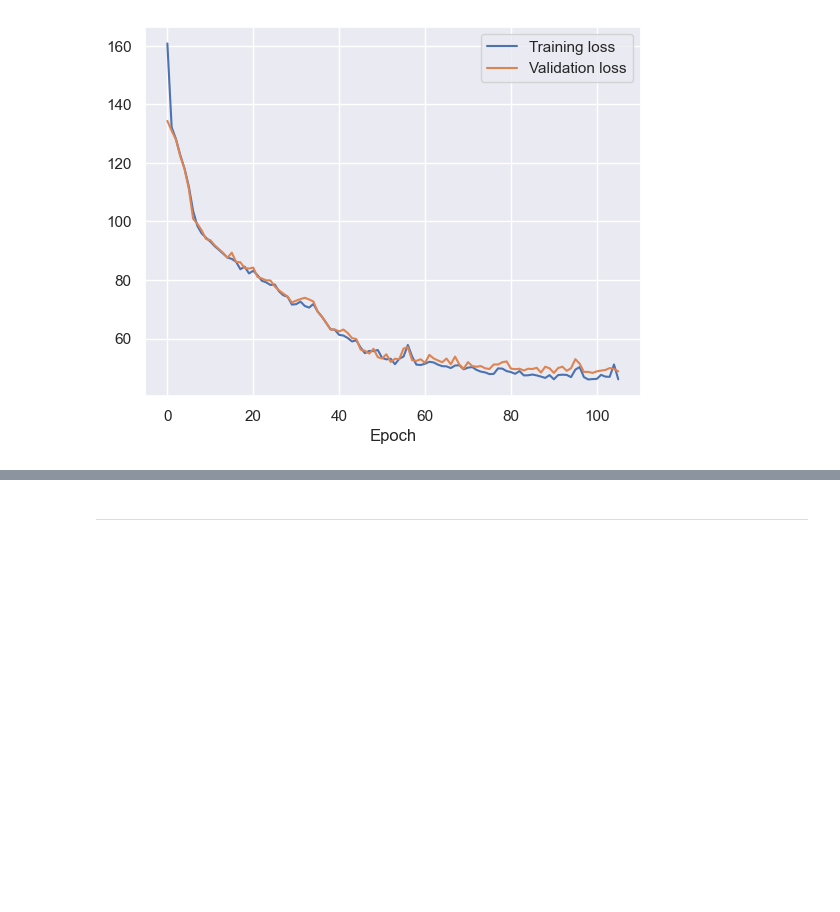
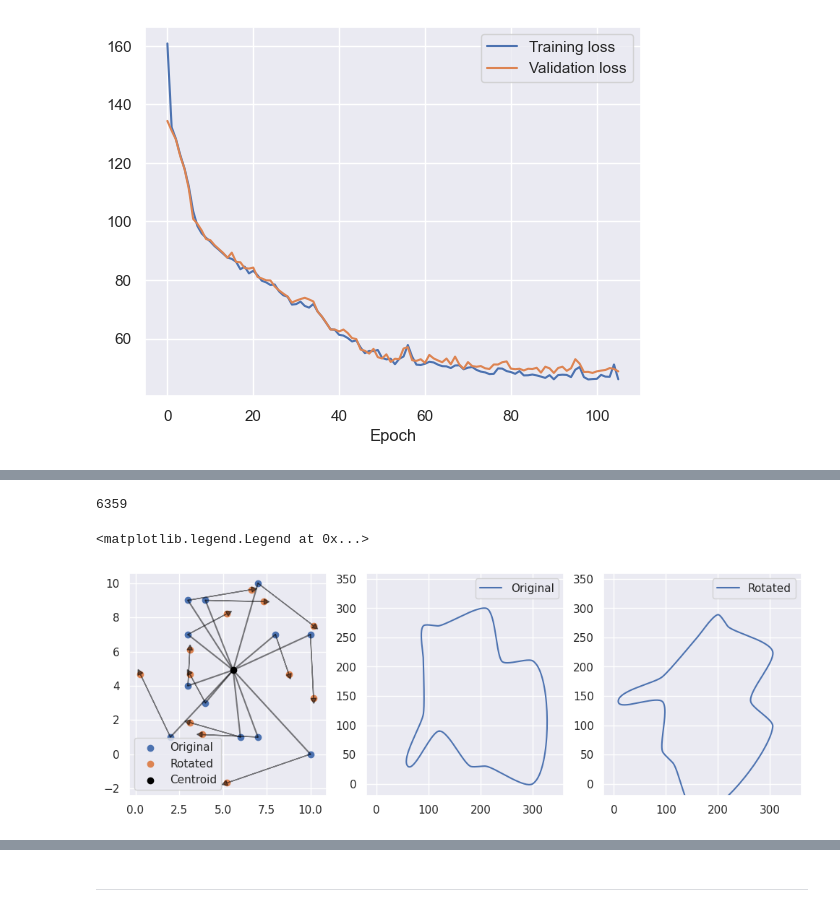
Before and after one commit to JuanJoseZapata/curriculum_learning_ws, a Jupyter notebook: scripts/track_generation/VAE_conditional.ipynb, the cells around one changed output, grey strips where cells are left out. Saved outputs shown, nothing was run; the diff lists cells and outputs as text; code cells hidden in the pictures; blank space fills up the shorter version.

```diff
--- a/scripts/track_generation/VAE_conditional.ipynb
+++ b/scripts/track_generation/VAE_conditional.ipynb
@@ -712,0 +765,50 @@ for i in range(n_images):
+# %%
+idx = np.random.choice(range(X.shape[0]), 1, replace=False)[0]
+print(idx)
+
+# Rotate the points of X[idx] around the centroid
+centroid = X[idx].mean(axis=0)
+angle = 45
+theta = np.radians(angle)
+c, s = np.cos(theta), np.sin(theta)
+R = np.array(((c, -s), (s, c)))
+X_rotated = np.dot(X[idx] - centroid, R) + centroid
+
+plt.figure(figsize=(12,4))
+
+plt.subplot(131)
+# Plot the original and rotated points
+plt.scatter(X[idx][:,0], X[idx][:,1], label="Original")
+plt.scatter(X_rotated[:,0], X_rotated[:,1], label="Rotated")
+
+plt.scatter(centroid[0], centroid[1], color="black", label="Centroid")
+
+# Plot lines from the centroid to each point
+for i in range(12):
+    plt.plot([centroid[0], X[idx][i,0]], [centroid[1], X[idx][i,1]], color="black", alpha=0.5)
+    #plt.plot([centroid[0], X_rotated[i,0]], [centroid[1], X_rotated[i,1]], color="black", alpha=0.5)
+
+# Plot arrows from the original to the rotated points
+for i in range(12):
+    plt.arrow(X[idx][i,0], X[idx][i,1], X_rotated[i,0]-X[idx][i,0], X_rotated[i,1]-X[idx][i,1], color="black", alpha=0.5, head_width=0.3, head_length=0.3)
+
+plt.legend()
+
+plt.subplot(132)
+# Plot the original and rotated tracks
+control_points, x, y = get_track(X[idx]*30, np_random=np_random)
+plt.plot(x, y, label="Original")
+plt.xlim(-20,360)
+plt.ylim(-20,360)
+plt.legend()
+
+plt.subplot(133)
+control_points, x, y = get_track(X_rotated*30, np_random=np_random)
+plt.plot(x, y, label="Rotated")
+plt.xlim(-20,360)
+plt.ylim(-20,360)
+plt.legend()
+# %% [output]
+6359
+<matplotlib.legend.Legend at 0x...>
+[figure, added]
```
Also changed, not shown: parts of 13 cells of this notebook.
